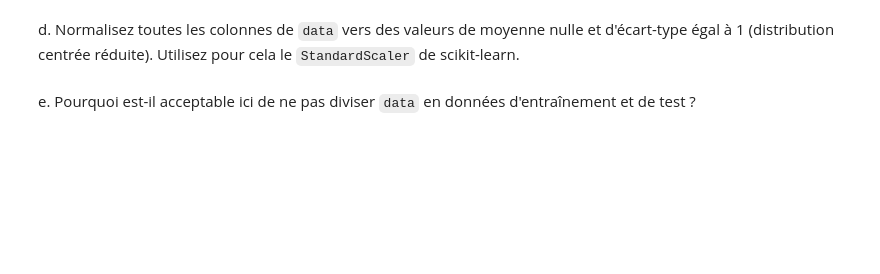
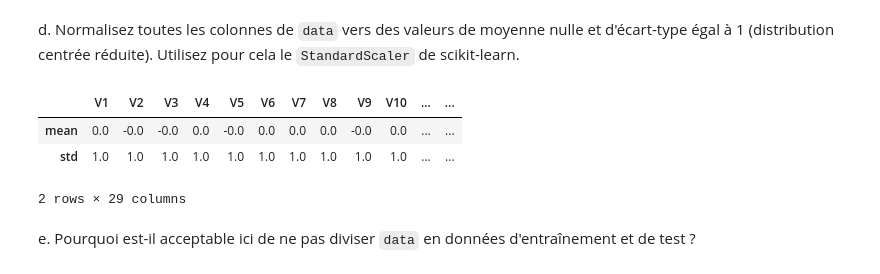
Before and after one commit to mouhamed-sakho10/APN_labs, a Jupyter notebook: lab3/Labo3_Autoencodeurs_student.ipynb, the cells around one changed output. Cells and saved outputs as stored; diff of their text form; code cells hidden in the pictures; blank space fills up the shorter version.

```diff
--- a/lab3/Labo3_Autoencodeurs_student.ipynb
+++ b/lab3/Labo3_Autoencodeurs_student.ipynb
@@ -37,4 +106,14 @@ c. Construisez une nouvelle *dataframe* appelée `data_labels` contenant seuleme
 # %% [markdown]
 d. Normalisez toutes les colonnes de `data` vers des valeurs de moyenne nulle et d'écart-type égal à 1 (distribution centrée réduite). Utilisez pour cela le `StandardScaler` de scikit-learn.
+# %%
+scaler = StandardScaler()
+# on garde une DataFrame (avec le même index) : reconstruction_error() utilise X_orig.index
+data = pd.DataFrame(scaler.fit_transform(data), columns=data.columns, index=data.index)
+data.describe().loc[['mean', 'std']].round(3)
+# %% [output]
+|  | V1 | V2 | V3 | V4 | V5 | V6 | V7 | V8 | V9 | V10 | ... | ... |
+| mean | 0.0 | -0.0 | -0.0 | 0.0 | -0.0 | 0.0 | 0.0 | 0.0 | -0.0 | 0.0 | ... | ... |
+| std | 1.0 | 1.0 | 1.0 | 1.0 | 1.0 | 1.0 | 1.0 | 1.0 | 1.0 | 1.0 | ... | ... |
+2 rows × 29 columns
 # %% [markdown]
 e. Pourquoi est-il acceptable ici de ne pas diviser `data` en données d'entraînement et de test ?
```
Also changed, not shown: parts of 28 cells of this notebook, 1 other file.
